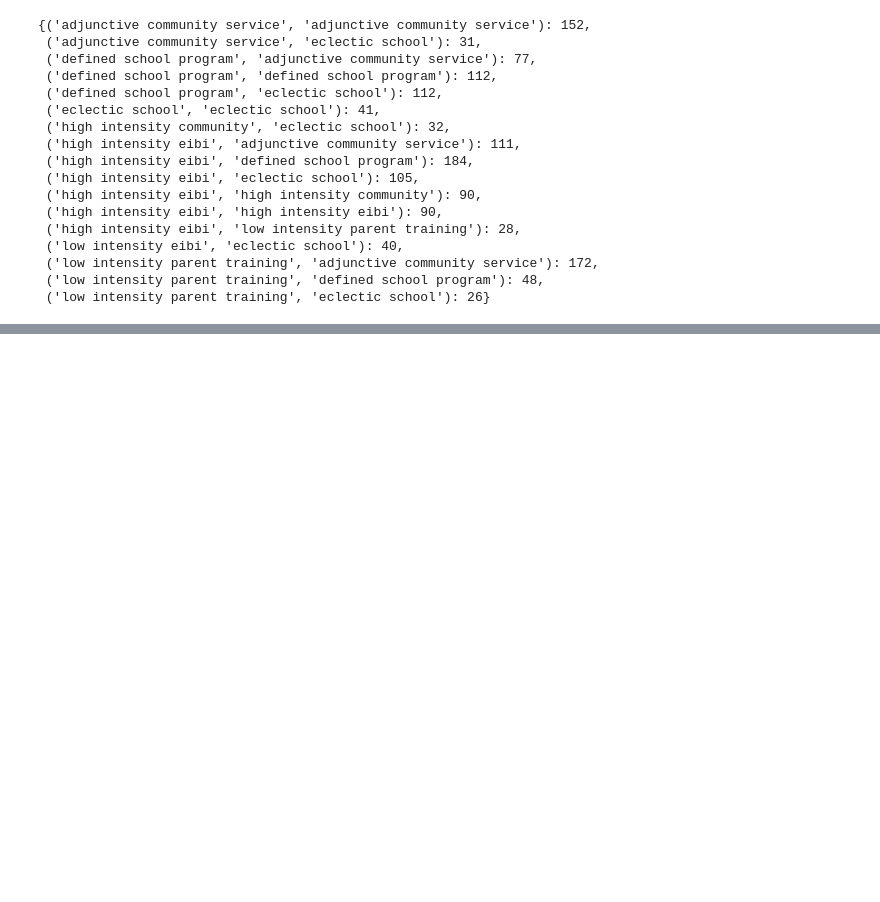
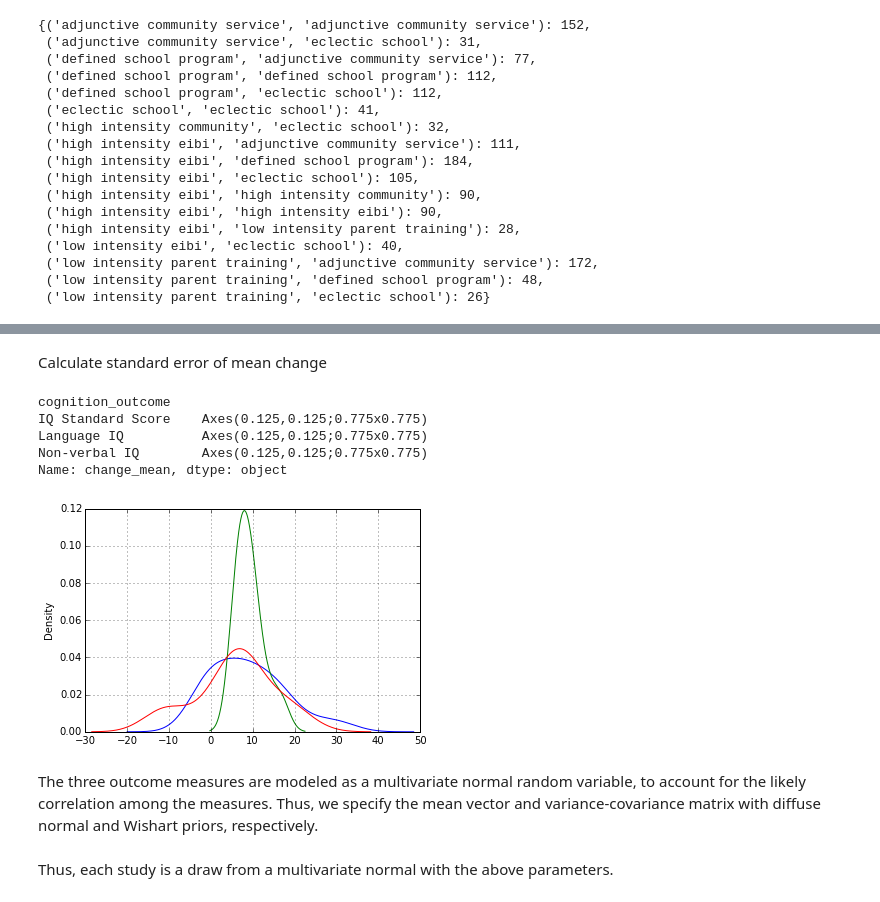
Before and after one commit to fonnesbeck/autism_intervention_MA, a Jupyter notebook: ASD Interventions Meta-analysis.ipynb, the cells around one changed output, grey strips where cells are left out. Cells and saved outputs as stored; diff of their text form; code cells hidden in the pictures; blank space fills up the shorter version.

```diff
--- a/ASD Interventions Meta-analysis.ipynb
+++ b/ASD Interventions Meta-analysis.ipynb
@@ -339,0 +447,5 @@ cognition_data.head()
+# %%
+cognition_data_MA['after_mean'] = cognition_data_MA.apply(lambda x:
+                            (x.final_mean, x.end_tx_mean)[np.isnan(x.final_mean)], axis=1)
+# %%
+cognition_data_MA['after_sd'] = cognition_data_MA.apply(lambda x: (x.final_sd, x.end_tx_sd)[np.isnan(x.final_sd)], axis=1)
@@ -339,0 +454,7 @@ cognition_data.head()
+# %%
+change_missing = cognition_data_MA.change_mean.isnull()
+cognition_data_MA.change_mean[change_missing] = (cognition_data_MA.after_mean[change_missing] -
+                                                 cognition_data_MA.baseline_mean[change_missing])
+# %%
+cognition_data_MA.change_sd[change_missing] = np.sqrt(cognition_data_MA.after_sd[change_missing]**2
+                                    + cognition_data_MA.baseline_sd[change_missing]**2)
@@ -339,0 +464,2 @@ cognition_data.head()
+# %% [markdown]
+Calculate standard error of mean change
@@ -339,0 +500,11 @@ cognition_data.head()
+# %%
+cognition_data_MA.groupby('cognition_outcome')['change_mean'].plot(kind='kde')
+# %% [output]
+cognition_outcome
+IQ Standard Score    Axes(0.125,0.125;0.775x0.775)
+Language IQ          Axes(0.125,0.125;0.775x0.775)
+Non-verbal IQ        Axes(0.125,0.125;0.775x0.775)
+Name: change_mean, dtype: object
+[figure, added]
+# %% [markdown]
+The three outcome measures are modeled as a multivariate normal random variable, to account for the likely correlation among the measures. Thus, we specify the mean vector and variance-covariance matrix with diffuse normal and Wishart priors, respectively.
@@ -339,0 +514,2 @@ cognition_data.head()
+# %% [markdown]
+Thus, each study is a draw from a multivariate normal with the above parameters.
```
Also changed, not shown: parts of 84 cells of this notebook, 5 other files.
